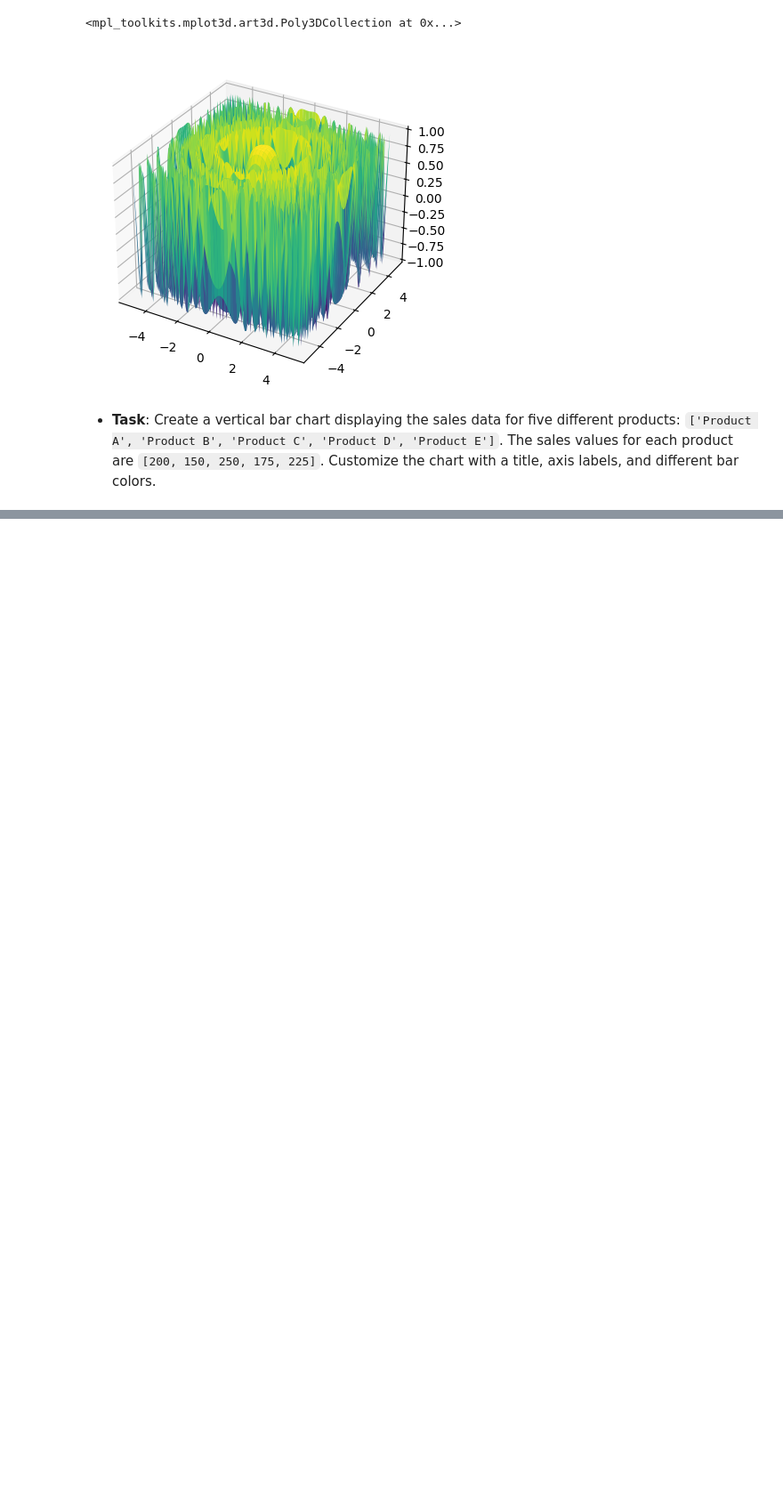
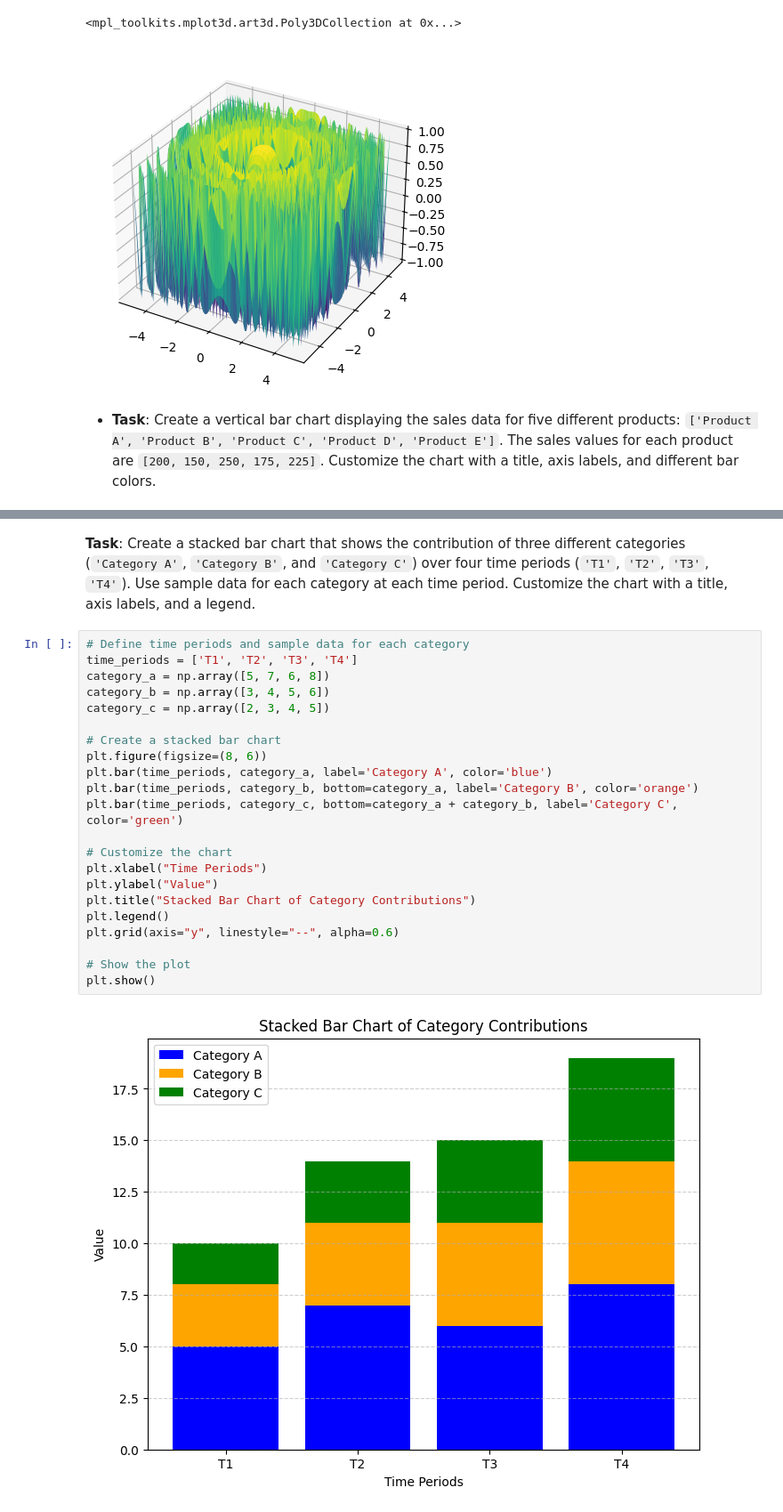
Before and after one commit to abdulaziz2212/MAAB, a Jupyter notebook: lesson-17/homework/task.ipynb, the cells around one changed output, grey strips where cells are left out. Shown at 89% size. Drawn from its saved outputs; the diff is of its cells as text; blank space fills up the shorter version.

```diff
--- a/lesson-17/homework/task.ipynb
+++ b/lesson-17/homework/task.ipynb
@@ -105,0 +118,26 @@ ax.plot_surface(xx, yy, zz, cmap='viridis')
+# %% [markdown]
+**Task**: Create a stacked bar chart that shows the contribution of three different categories (`'Category A'`, `'Category B'`, and `'Category C'`) over four time periods (`'T1'`, `'T2'`, `'T3'`, `'T4'`). Use sample data for each category at each time period. Customize the chart with a title, axis labels, and a legend.
+# %%
+# Define time periods and sample data for each category
+time_periods = ['T1', 'T2', 'T3', 'T4']
+category_a = np.array([5, 7, 6, 8])
+category_b = np.array([3, 4, 5, 6])
+category_c = np.array([2, 3, 4, 5])
+
+# Create a stacked bar chart
+plt.figure(figsize=(8, 6))
+plt.bar(time_periods, category_a, label='Category A', color='blue')
+plt.bar(time_periods, category_b, bottom=category_a, label='Category B', color='orange')
+plt.bar(time_periods, category_c, bottom=category_a + category_b, label='Category C', color='green')
+
+# Customize the chart
+plt.xlabel("Time Periods")
+plt.ylabel("Value")
+plt.title("Stacked Bar Chart of Category Contributions")
+plt.legend()
+plt.grid(axis="y", linestyle="--", alpha=0.6)
+
+# Show the plot
+plt.show()
+# %% [output]
+[figure, added]
```
Also changed, not shown: parts of 3 cells of this notebook.
